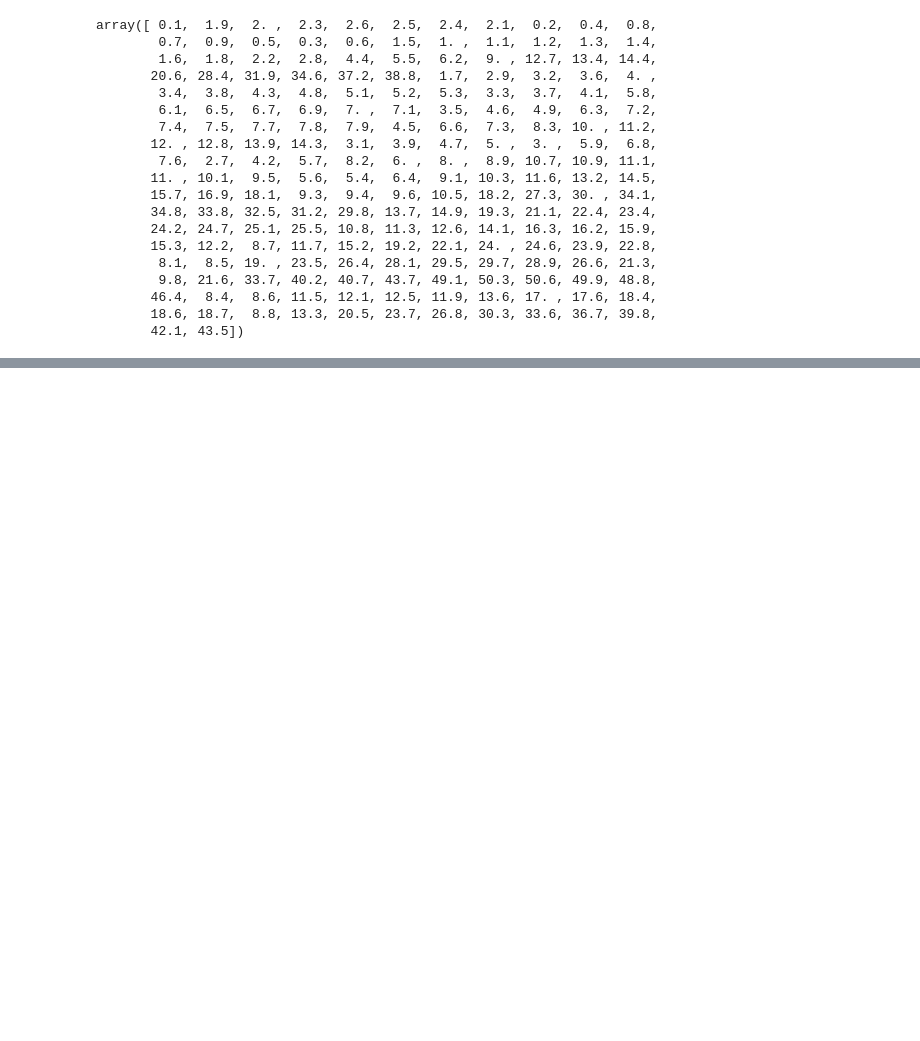
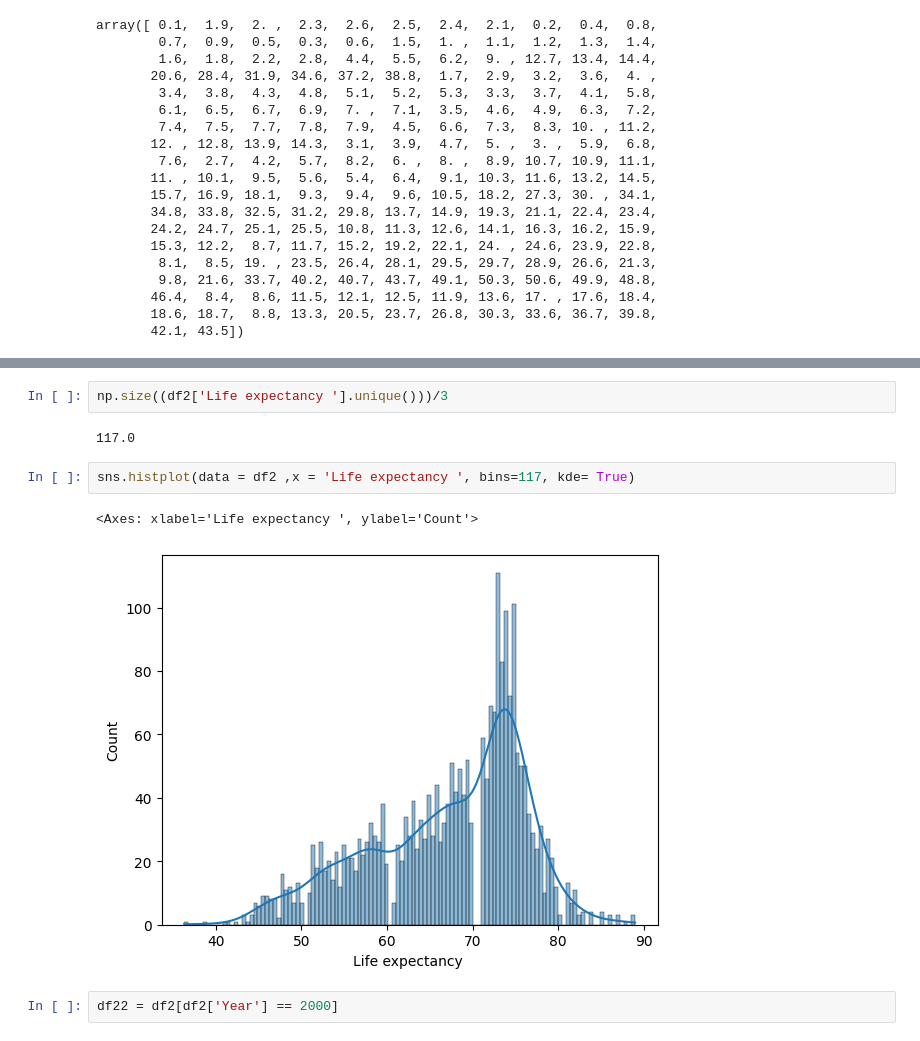
Before and after one commit to MachadoGabrielB/Bootcamp-Data-science, a Jupyter notebook: Personal/6 - Análise exploratória/2023.08.24 - aula 2.ipynb, the cells around one changed output, grey strips where cells are left out. Saved outputs shown, nothing was run; the diff lists cells and outputs as text; blank space fills up the shorter version.

```diff
--- a/Personal/6 - Análise exploratória/2023.08.24 - aula 2.ipynb
+++ b/Personal/6 - Análise exploratória/2023.08.24 - aula 2.ipynb
@@ -467,0 +519,11 @@ array([ 0.1,  1.9,  2. ,  2.3,  2.6,  2.5,  2.4,  2.1,  0.2,  0.4,  0.8,
+# %%
+np.size((df2['Life expectancy '].unique()))/3
+# %% [output]
+117.0
+# %%
+sns.histplot(data = df2 ,x = 'Life expectancy ', bins=117, kde= True)
+# %% [output]
+<Axes: xlabel='Life expectancy ', ylabel='Count'>
+[figure, added]
+# %%
+df22 = df2[df2['Year'] == 2000]
```
Also changed, not shown: parts of 23 cells of this notebook.
